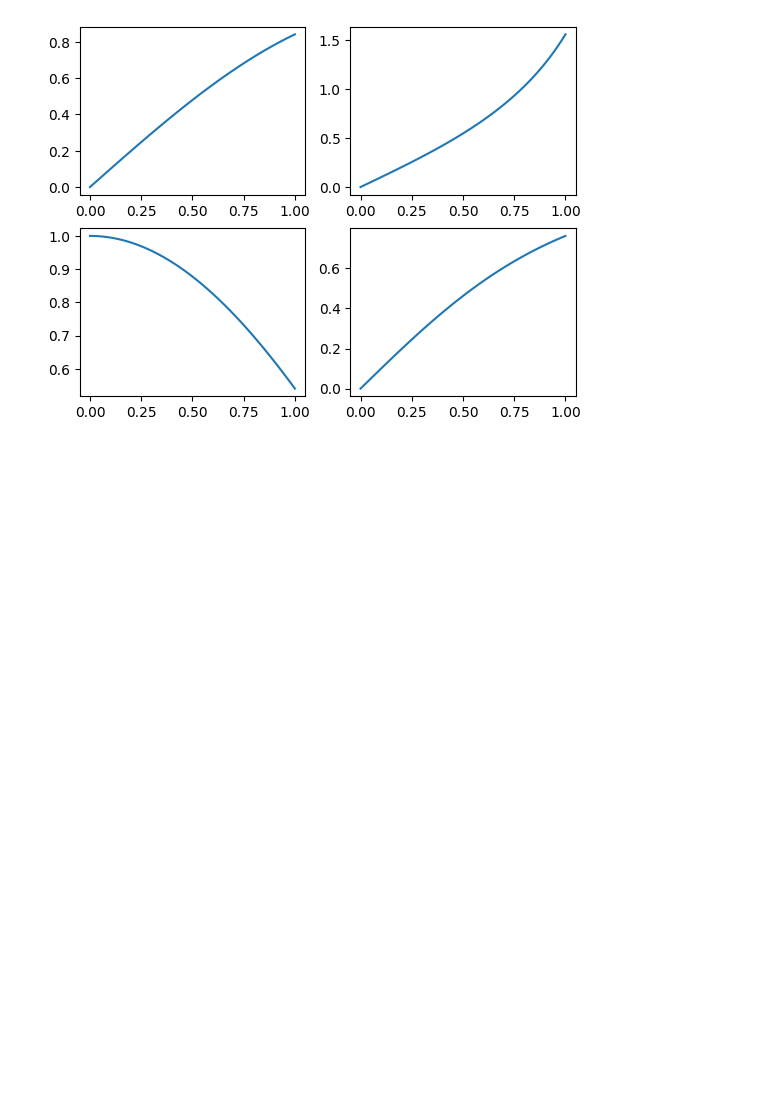
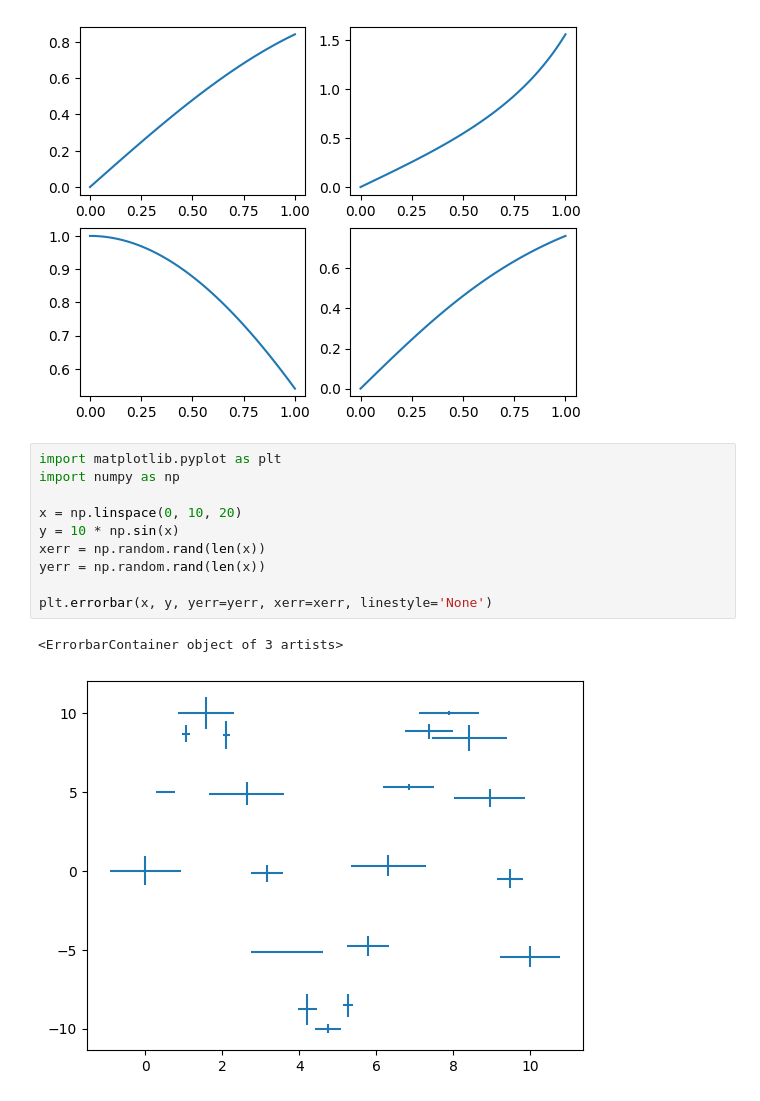
Before and after one commit to pinbraerts/vychmaty, a Jupyter notebook: block1.ipynb, the cells around one changed output. Drawn from its saved outputs; the diff is of its cells as text; blank space fills up the shorter version.

```diff
--- a/block1.ipynb
+++ b/block1.ipynb
@@ -1069,3 +1130,16 @@ axs[1][1].plot(x, np.tanh(x))
 # %% [output]
 [<matplotlib.lines.Line2D at 0x...>]
 [figure]
+# %%
+import matplotlib.pyplot as plt
+import numpy as np
+
+x = np.linspace(0, 10, 20)
+y = 10 * np.sin(x)
+xerr = np.random.rand(len(x))
+yerr = np.random.rand(len(x))
+
+plt.errorbar(x, y, yerr=yerr, xerr=xerr, linestyle='None')
+# %% [output]
+<ErrorbarContainer object of 3 artists>
+[figure, added]
```
Also changed, not shown: parts of 7 cells of this notebook.
